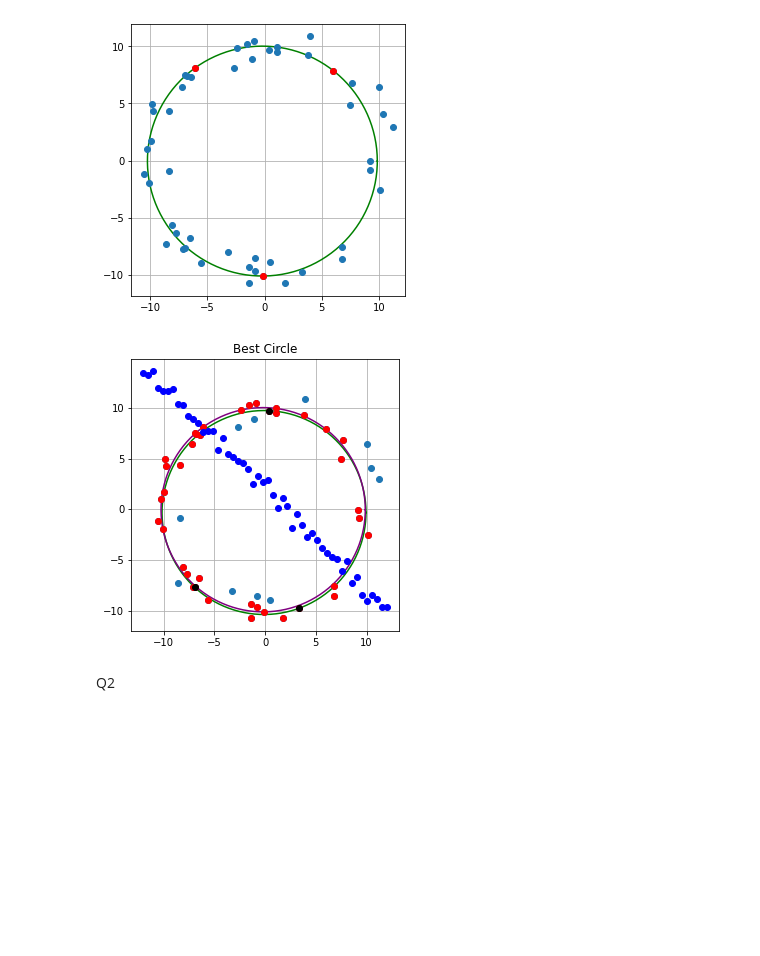
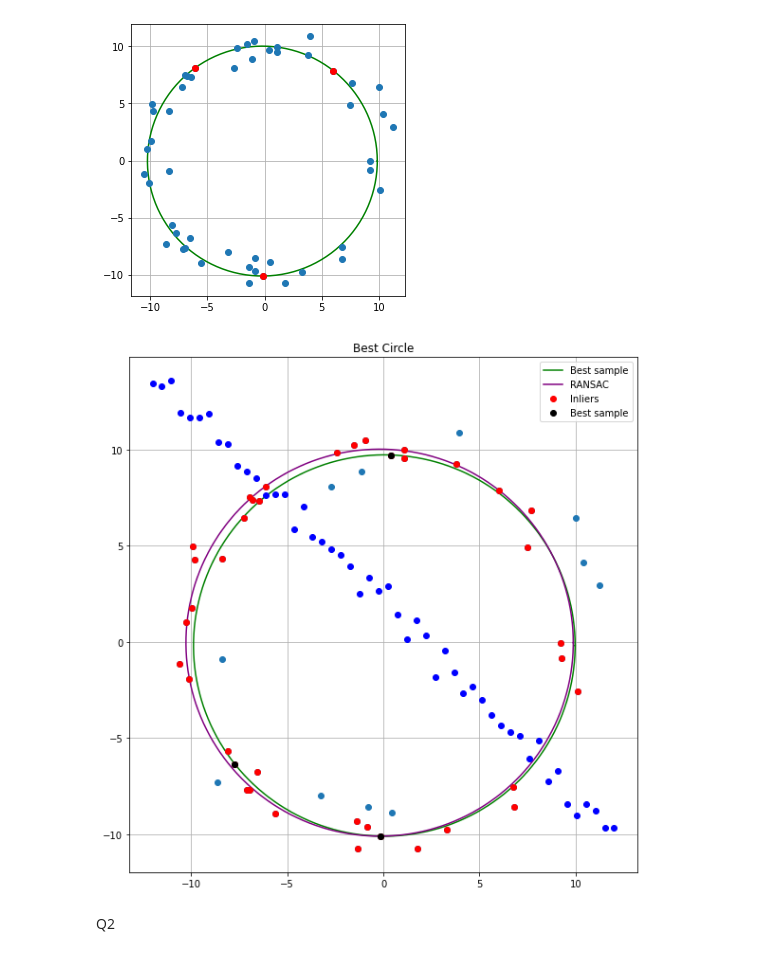
Before and after one commit to ThilankaMORA/image-processing, a Jupyter notebook: assignment 2.ipynb, the cells around one changed output. Saved outputs shown, nothing was run; the diff lists cells and outputs as text; code cells hidden in the pictures; blank space fills up the shorter version.

```diff
--- a/assignment 2.ipynb
+++ b/assignment 2.ipynb
@@ -127,40 +127,40 @@ for i in range(N):
 
     point1, point2, point3 = random_numgen(total_points)
     inliers = 0
 
     center_x, center_y, radius = findCircle(ransac_x[point1],ransac_y[point1],ransac_x[point2],ransac_y[point2],ransac_x[point3],ransac_y[point3])
 
     for j in range(total_points):
         d = DisToPoint(center_x,center_y,radius,ransac_x[j],ransac_y[j])
         if d<1:
             inliers+=1
 
     if inliers > max_inliers:
         best = [point1,point2,point3]
         max_inliers = inliers
         best_center_x, best_center_y, best_radius = center_x, center_y, radius
 
 
 theta = np.linspace(0,2*np.pi,360)
 xx , yy = best_center_x + best_radius*np.cos(theta) , best_center_y + best_radius*np.sin(theta)
 rnx , rny = rnsc_center_x + rnsc_rad*np.cos(theta) , rnsc_center_y + rnsc_rad*np.sin(theta)
 
 
-fig = plt.figure(figsize=(5,5))
+fig = plt.figure(figsize=(10,10))
 ax = fig.add_subplot()
-ax.plot(xx,yy,color='green')
-ax.plot(rnx,rny,color='purple')
+ax.plot(xx,yy,color='green',label='Best sample')
+ax.plot(rnx,rny,color='purple',label='RANSAC')
 ax.plot(x,y,'o')
-ax.plot(ransac_x,ransac_y,'o',color='red')
+ax.plot(ransac_x,ransac_y,'o',color='red',label='Inliers')
 ax.plot(X[50:,0],X[50:,1],'o',color='blue')
-ax.plot([ransac_x[best[0]],ransac_x[best[1]],ransac_x[best[2]]],[ransac_y[best[0]],ransac_y[best[1]],ransac_y[best[2]]],'o',color='black')
-
+ax.plot([ransac_x[best[0]],ransac_x[best[1]],ransac_x[best[2]]],[ransac_y[best[0]],ransac_y[best[1]],ransac_y[best[2]]],'o',color='black',label='Best sample')
+ax.legend()
 ax.set_aspect('equal')
 ax.grid('on')
 plt.title("Best Circle")
 plt.show()
 # %% [output]
-[figure, old version]
+[figure, new version]
 # %% [markdown]
 Q2
 # %%
```
